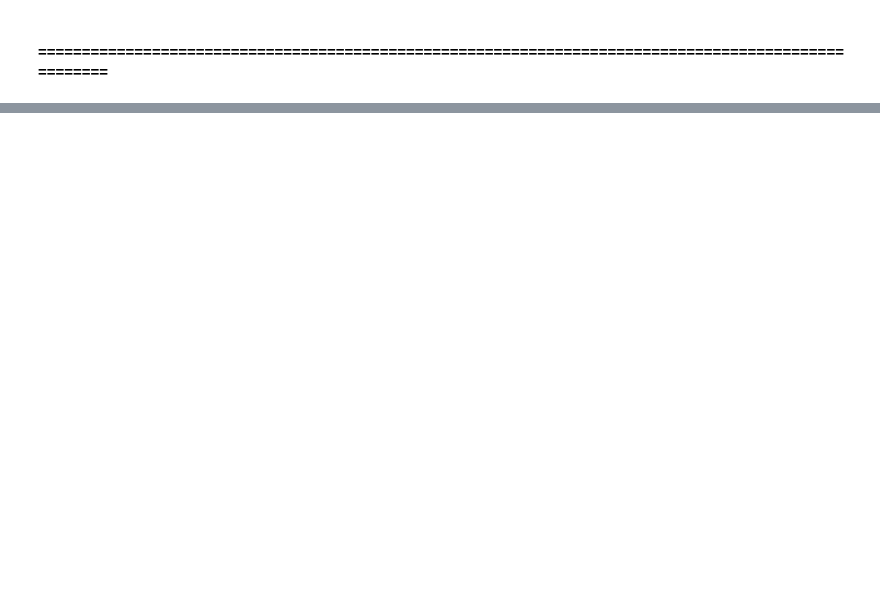
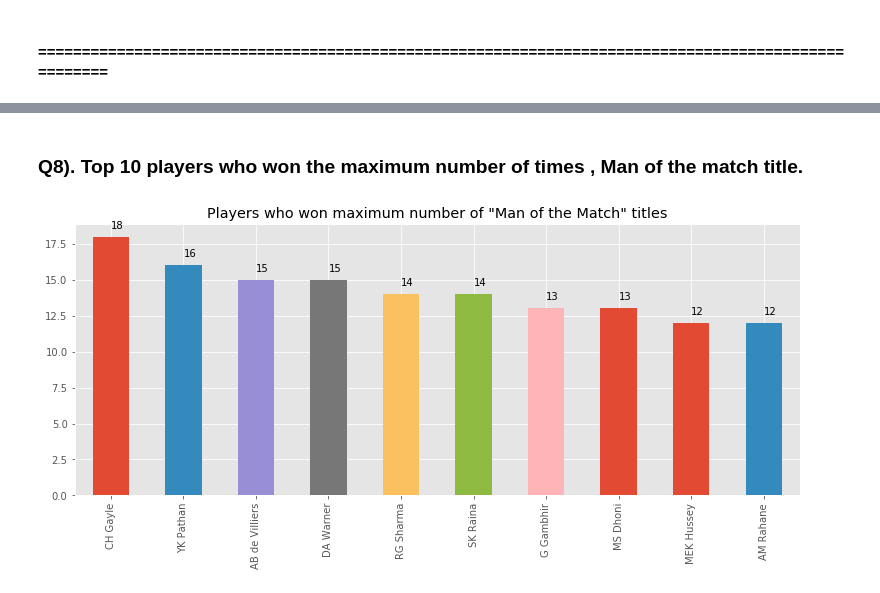
Before and after one commit to rahul-72/IPL_Dataset_Analysis, a Jupyter notebook: ipl.ipynb, the cells around one changed output, grey strips where cells are left out. Drawn from its saved outputs; the diff is of its cells as text; code cells hidden in the pictures; blank space fills up the shorter version.

```diff
--- a/ipl.ipynb
+++ b/ipl.ipynb
@@ -143,0 +174,9 @@ temp_df
+# %% [markdown]
+### Q8). Top 10 players who won the maximum number of times , Man of the match title.
+# %%
+pom = df_matches['player_of_match'].value_counts()[:10]
+pom.plot(kind='bar', figsize=(13,5), title='Players who won maximum number of "Man of the Match" titles')
+for i,v in enumerate(pom.values):
+    plt.text(x=i, y=v+0.6, s=v)
+# %% [output]
+[figure, added]
```
Also changed, not shown: parts of 33 cells of this notebook.
